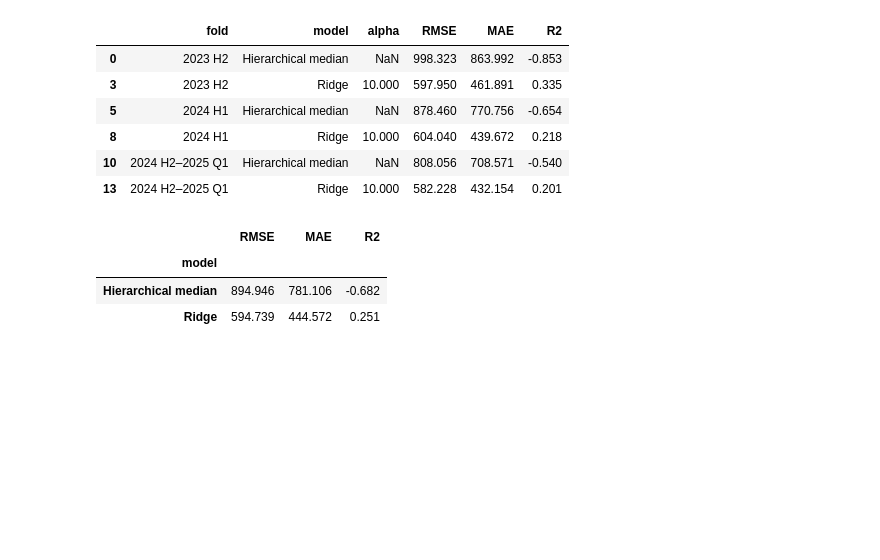
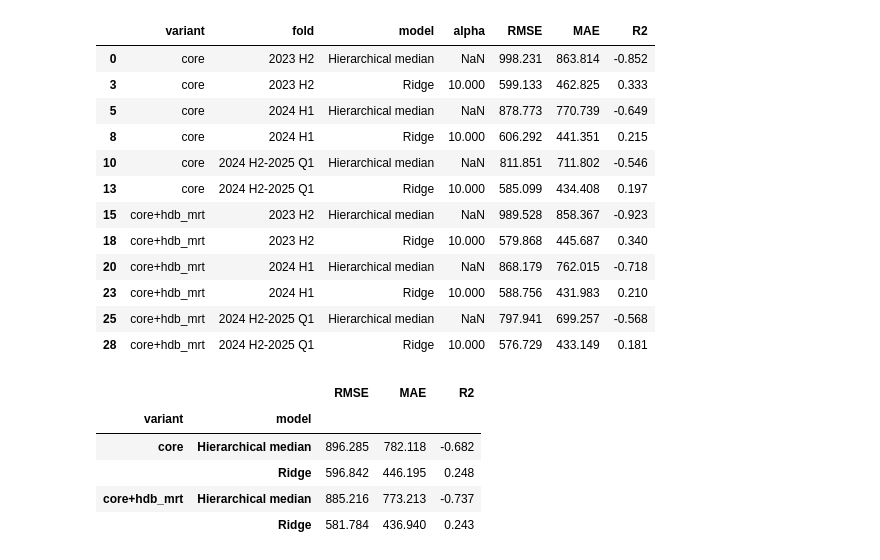
Before and after one commit to ziqing26/cs5228-group6, a Jupyter notebook: notebooks/05_ridge_baseline.ipynb, the cells around one changed output. Cells and saved outputs as stored; diff of their text form; code cells hidden in the pictures; blank space fills up the shorter version.

```diff
--- a/notebooks/05_ridge_baseline.ipynb
+++ b/notebooks/05_ridge_baseline.ipynb
@@ -163,14 +147,15 @@ For context, Ridge is compared with a hierarchical-median reference based on tow
 SPLITS = [
     {"fold": "2023 H2", "start": "2023-07-01", "end": "2024-01-01"},
     {"fold": "2024 H1", "start": "2024-01-01", "end": "2024-07-01"},
-    {"fold": "2024 H2–2025 Q1", "start": "2024-07-01", "end": "2025-04-01"},
+    {"fold": "2024 H2-2025 Q1", "start": "2024-07-01", "end": "2025-04-01"},
 ]
 
+core_train = datasets["core"]["train"]
 split_rows = []
 for split in SPLITS:
     start, end = pd.Timestamp(split["start"]), pd.Timestamp(split["end"])
-    train_mask = train["RENT_DATE"] < start
-    valid_mask = train["RENT_DATE"].between(start, end, inclusive="left")
+    train_mask = core_train["RENT_DATE"] < start
+    valid_mask = core_train["RENT_DATE"].between(start, end, inclusive="left")
     split_rows.append({
         "fold": split["fold"],
         "train_through": start - pd.offsets.MonthBegin(1),
@@ -179,6 +164,7 @@ for split in SPLITS:
         "train_rows": int(train_mask.sum()),
         "validation_rows": int(valid_mask.sum()),
     })
-display(pd.DataFrame(split_rows))
+validation_folds = pd.DataFrame(split_rows)
+display(validation_folds)
 # %% [output]
 |  | fold | train_through | validate_from | validate_through | train_rows | validation_rows |
@@ -188,5 +174,5 @@ display(pd.DataFrame(split_rows))
 # %%
-def make_preprocessor():
+def make_preprocessor(contract):
     numeric_pipeline = Pipeline([
         ("imputer", SimpleImputer(strategy="median")),
         ("scaler", StandardScaler()),
@@ -200,8 +186,8 @@ def make_preprocessor():
         )),
     ])
     return ColumnTransformer([
-        ("numeric", numeric_pipeline, NUMERIC_FEATURES),
-        ("categorical", categorical_pipeline, CATEGORICAL_FEATURES),
+        ("numeric", numeric_pipeline, contract["numeric"]),
+        ("categorical", categorical_pipeline, contract["categorical"]),
     ])
 
 
@@ -282,27 +284,51 @@ Selected alpha = 10 (lowest mean expanding-window RMSE)
 # %%
-selected_results = pd.concat([
-    results.query("model == 'Hierarchical median'"),
-    results[(results["model"] == "Ridge") & (results["alpha"] == SELECTED_ALPHA)],
-]).sort_values(["fold", "model"])
+selected_parts = []
+for variant in datasets:
+    alpha = selected_alpha[variant]
+    selected_parts.append(results[(results["variant"] == variant) & (results["model"] == "Hierarchical median")])
+    selected_parts.append(results[(results["variant"] == variant) & (results["model"] == "Ridge") & (results["alpha"] == alpha)])
+selected_results = pd.concat(selected_parts).sort_values(["variant", "fold", "model"])
 display(selected_results)
 
-mean_comparison = selected_results.groupby("model")[["RMSE", "MAE", "R2"]].mean()
+mean_comparison = selected_results.groupby(["variant", "model"])[["RMSE", "MAE", "R2"]].mean()
 display(mean_comparison)
 
-reference_rmse = mean_comparison.loc["Hierarchical median", "RMSE"]
-ridge_rmse = mean_comparison.loc["Ridge", "RMSE"]
+core_mean = mean_comparison.loc["core"]
+reference_rmse = core_mean.loc["Hierarchical median", "RMSE"]
+ridge_rmse = core_mean.loc["Ridge", "RMSE"]
 relative_gain = 100 * (reference_rmse - ridge_rmse) / reference_rmse
-print(f"Ridge reduces mean RMSE by {relative_gain:.1f}% versus the hierarchical-median reference.")
-print("The declining R² across later folds is evidence of temporal distribution shift and baseline underfitting.")
+print(f"Core Ridge reduces mean RMSE by {relative_gain:.1f}% versus the hierarchical-median reference.")
+
+core_plot = selected_results[selected_results["variant"].eq("core")].pivot(
+    index="fold", columns="model", values="RMSE"
+)
+ax = core_plot[["Hierarchical median", "Ridge"]].plot(
+    kind="bar", figsize=(11, 5), color=["#A7B7BD", "#0B6B78"], width=0.72
+)
+ax.set(title="Core baseline RMSE on later-month validation blocks", xlabel="Validation block", ylabel="RMSE (SGD)")
+ax.tick_params(axis="x", rotation=0)
+for container in ax.containers:
+    ax.bar_label(container, fmt="%.0f", padding=3)
+ax.legend(title="")
+plt.tight_layout()
+plt.show()
 # %% [output]
-|  | fold | model | alpha | RMSE | MAE | R2 |
-| 0 | 2023 H2 | Hierarchical median | NaN | 998.323 | 863.992 | -0.853 |
-| 3 | 2023 H2 | Ridge | 10.000 | 597.950 | 461.891 | 0.335 |
-| 5 | 2024 H1 | Hierarchical median | NaN | 878.460 | 770.756 | -0.654 |
-| 8 | 2024 H1 | Ridge | 10.000 | 604.040 | 439.672 | 0.218 |
-| 10 | 2024 H2–2025 Q1 | Hierarchical median | NaN | 808.056 | 708.571 | -0.540 |
-| 13 | 2024 H2–2025 Q1 | Ridge | 10.000 | 582.228 | 432.154 | 0.201 |
+|  | variant | fold | model | alpha | RMSE | MAE | R2 |
+| 0 | core | 2023 H2 | Hierarchical median | NaN | 998.231 | 863.814 | -0.852 |
+| 3 | core | 2023 H2 | Ridge | 10.000 | 599.133 | 462.825 | 0.333 |
+| 5 | core | 2024 H1 | Hierarchical median | NaN | 878.773 | 770.739 | -0.649 |
+| 8 | core | 2024 H1 | Ridge | 10.000 | 606.292 | 441.351 | 0.215 |
+| 10 | core | 2024 H2-2025 Q1 | Hierarchical median | NaN | 811.851 | 711.802 | -0.546 |
+| 13 | core | 2024 H2-2025 Q1 | Ridge | 10.000 | 585.099 | 434.408 | 0.197 |
+| 15 | core+hdb_mrt | 2023 H2 | Hierarchical median | NaN | 989.528 | 858.367 | -0.923 |
+| 18 | core+hdb_mrt | 2023 H2 | Ridge | 10.000 | 579.868 | 445.687 | 0.340 |
+| 20 | core+hdb_mrt | 2024 H1 | Hierarchical median | NaN | 868.179 | 762.015 | -0.718 |
+| 23 | core+hdb_mrt | 2024 H1 | Ridge | 10.000 | 588.756 | 431.983 | 0.210 |
+| 25 | core+hdb_mrt | 2024 H2-2025 Q1 | Hierarchical median | NaN | 797.941 | 699.257 | -0.568 |
+| 28 | core+hdb_mrt | 2024 H2-2025 Q1 | Ridge | 10.000 | 576.729 | 433.149 | 0.181 |
-|  | RMSE | MAE | R2 |
-| model |  |  |  |
-| Hierarchical median | 894.946 | 781.106 | -0.682 |
-| Ridge | 594.739 | 444.572 | 0.251 |
+|  |  | RMSE | MAE | R2 |
+| variant | model |  |  |  |
+| core | Hierarchical median | 896.285 | 782.118 | -0.682 |
+|  | Ridge | 596.842 | 446.195 | 0.248 |
+| core+hdb_mrt | Hierarchical median | 885.216 | 773.213 | -0.737 |
+|  | Ridge | 581.784 | 436.940 | 0.243 |
```
Also changed, not shown: parts of 18 cells of this notebook, 17 other files.
